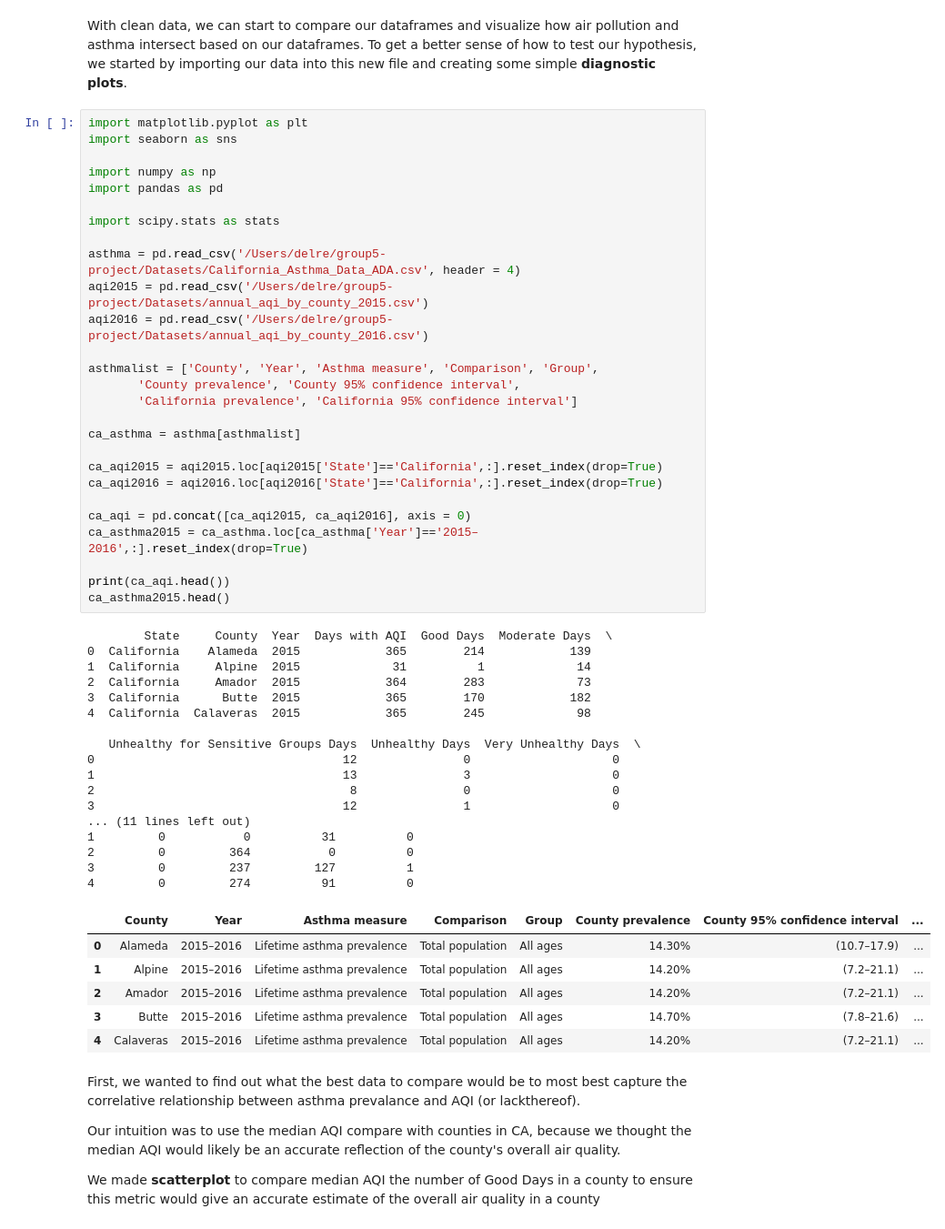
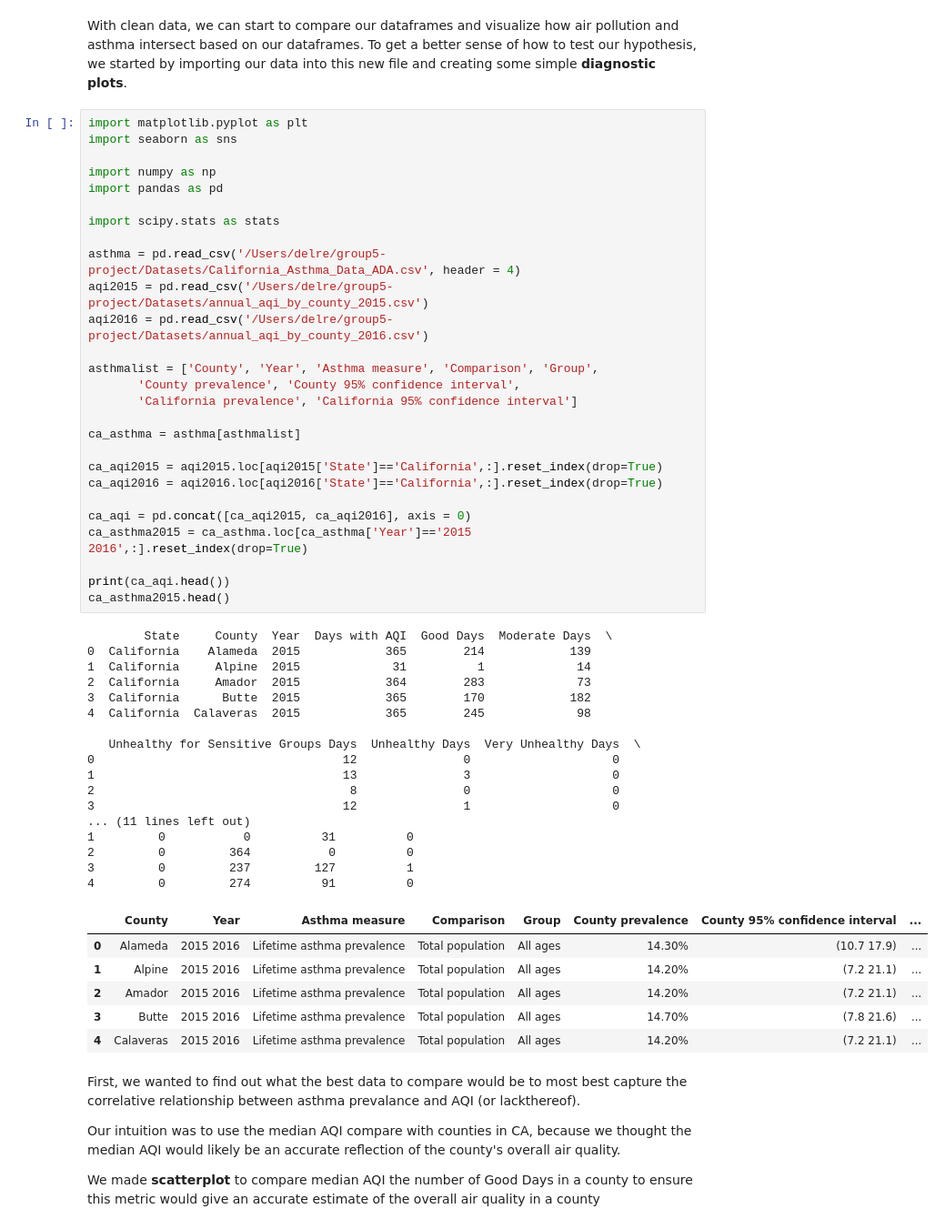
Before and after one commit to ENVS110a-SP23/group5-project, a Jupyter notebook: DataVisualization.ipynb, the cells around one changed output. Shown at 91% size. Drawn from its saved outputs; the diff is of its cells as text.

```diff
--- a/DataVisualization.ipynb
+++ b/DataVisualization.ipynb
@@ -18,39 +18,39 @@ asthmalist = ['County', 'Year', 'Asthma measure', 'Comparison', 'Group',
        'California prevalence', 'California 95% confidence interval']
 
 ca_asthma = asthma[asthmalist]
 
 ca_aqi2015 = aqi2015.loc[aqi2015['State']=='California',:].reset_index(drop=True)
 ca_aqi2016 = aqi2016.loc[aqi2016['State']=='California',:].reset_index(drop=True)
 
 ca_aqi = pd.concat([ca_aqi2015, ca_aqi2016], axis = 0)
-ca_asthma2015 = ca_asthma.loc[ca_asthma['Year']=='2015–2016',:].reset_index(drop=True)
+ca_asthma2015 = ca_asthma.loc[ca_asthma['Year']=='2015 2016',:].reset_index(drop=True)
 
 print(ca_aqi.head())
 ca_asthma2015.head()
 # %% [output]
         State     County  Year  Days with AQI  Good Days  Moderate Days  \
 0  California    Alameda  2015            365        214            139
 1  California     Alpine  2015             31          1             14
 2  California     Amador  2015            364        283             73
 3  California      Butte  2015            365        170            182
 4  California  Calaveras  2015            365        245             98
 
    Unhealthy for Sensitive Groups Days  Unhealthy Days  Very Unhealthy Days  \
 0                                   12               0                    0
 1                                   13               3                    0
 2                                    8               0                    0
 3                                   12               1                    0
 ... (11 lines left out)
 1         0           0          31          0
 2         0         364           0          0
 3         0         237         127          1
 4         0         274          91          0
 |  | County | Year | Asthma measure | Comparison | Group | County prevalence | County 95% confidence interval | ... |
-| 0 | Alameda | 2015–2016 | Lifetime asthma prevalence | Total population | All ages | 14.30% | (10.7–17.9) | ... |
-| 1 | Alpine | 2015–2016 | Lifetime asthma prevalence | Total population | All ages | 14.20% | (7.2–21.1) | ... |
-| 2 | Amador | 2015–2016 | Lifetime asthma prevalence | Total population | All ages | 14.20% | (7.2–21.1) | ... |
-| 3 | Butte | 2015–2016 | Lifetime asthma prevalence | Total population | All ages | 14.70% | (7.8–21.6) | ... |
-| 4 | Calaveras | 2015–2016 | Lifetime asthma prevalence | Total population | All ages | 14.20% | (7.2–21.1) | ... |
+| 0 | Alameda | 2015 2016 | Lifetime asthma prevalence | Total population | All ages | 14.30% | (10.7 17.9) | ... |
+| 1 | Alpine | 2015 2016 | Lifetime asthma prevalence | Total population | All ages | 14.20% | (7.2 21.1) | ... |
+| 2 | Amador | 2015 2016 | Lifetime asthma prevalence | Total population | All ages | 14.20% | (7.2 21.1) | ... |
+| 3 | Butte | 2015 2016 | Lifetime asthma prevalence | Total population | All ages | 14.70% | (7.8 21.6) | ... |
+| 4 | Calaveras | 2015 2016 | Lifetime asthma prevalence | Total population | All ages | 14.20% | (7.2 21.1) | ... |
 # %% [markdown]
 First, we wanted to find out what the best data to compare would be to most best capture the correlative relationship between asthma prevalance and AQI (or lackthereof).
 
```
Also changed, not shown: parts of 8 cells of this notebook, 2 other files.
